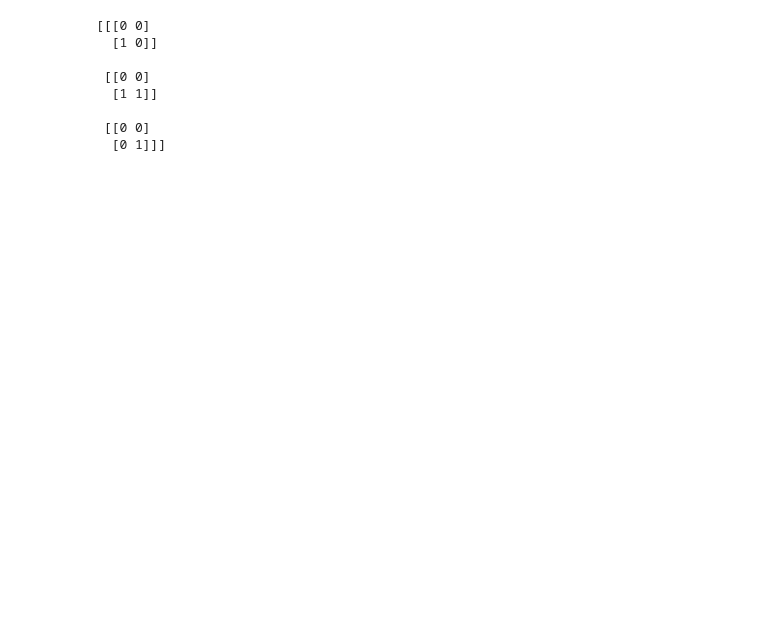
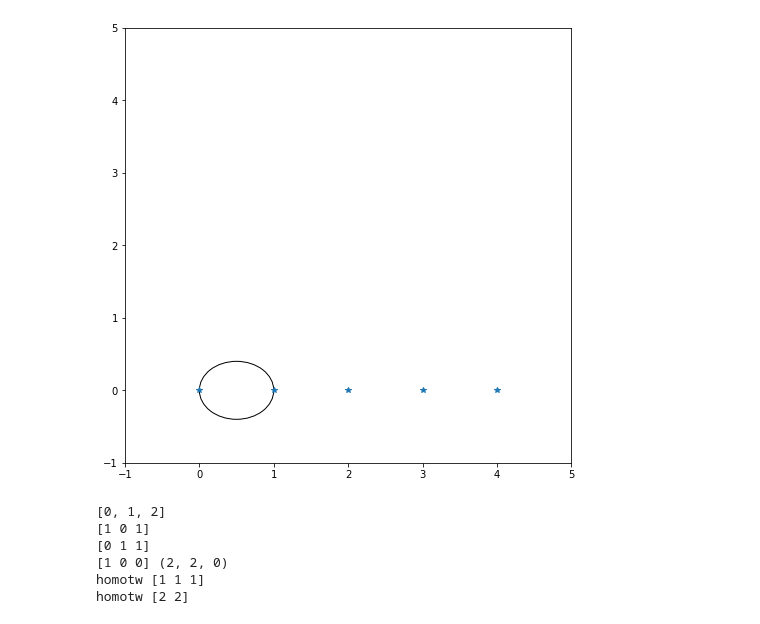
Before and after one commit to tonalidae/affineCode, a Jupyter notebook: planos.ipynb, the cells around one changed output. Cells and saved outputs as stored; diff of their text form; code cells hidden in the pictures; blank space fills up the shorter version.

```diff
--- a/planos.ipynb
+++ b/planos.ipynb
@@ -517,15 +334,0 @@ def get_Plane(order):
-# %%
-P4 = Plano(2)
-
-
-
-print(P4.getCartesianMainLinesList())
-# %% [output]
-[[[0 0]
-  [1 0]]
-
- [[0 0]
-  [1 1]]
-
- [[0 0]
-  [0 1]]]
@@ -582,0 +335,63 @@ _ = interact(interactive_plot_plane, order=wOrder, set_lines_dir=wSetLinesDir, o
+# %%
+from matplotlib import patches
+
+e1 = patches.Arc(xy=(0.5, 0), width=1, height=0.8,zorder = 2,angle=0, theta1=0, theta2=180)
+e2 = patches.Arc(xy=(0.5, 0), width=1, height=0.8,zorder = 2,angle=0, theta1=180, theta2=0)
+
+fig, ax =  plt.subplots(figsize = (8,8))
+
+ax.set_xlim([-1,5])
+ax.set_ylim([-1,5])
+
+ax.plot(np.arange(0,5), np.zeros(5),'*')
+
+ax.add_patch(e1)
+ax.add_patch(e2)
+
+plt.show()
+# %% [output]
+[figure, added]
+# %%
+def determinate_translation(p1, p2):
+    alpha = p2.getX() - p1.getX()
+    beta = p2.getY() - p1.getY()
+
+
+    return np.array([alpha,beta,1])
+
+
+def determinate_homotecy(p1,p2,p3, order):
+
+    b = vector( [p2.getX(), p2.getY(), p3.getX()])
+    a = Matrix( [[1, 0, p1.getX()],[0,1,p1.getY()],[1,0,p3.getX()]])
+
+    print(a,b)
+
+    return a.solve_right(b)
+
+order = 3
+F = Point.merge_sort(Point,list(GF(order)))
+
+print(F)
+
+p1 = Point(F[0],F[0],F)
+p2 = Point(F[2],F[2],F)
+p3 = Point(F[1],F[1],F)
+
+#p2 = Point(2,2,GF(5))
+#p3 = Point(3,3,GF(5))
+#p1 = Point(1,1,GF(5))
+
+translation = determinate_translation(p1, p2)
+homotecy = determinate_homotecy(p1, p2,p3, 4)
+
+
+print('homotw',translation)
+print('homotw',p1.getXY()*translation[2] + translation[:2])
+# %% [output]
+[0, 1, 2]
+[1 0 1]
+[0 1 1]
+[1 0 0] (2, 2, 0)
+homotw [1 1 1]
+homotw [2 2]
```
Also changed, not shown: parts of 26 cells of this notebook.
